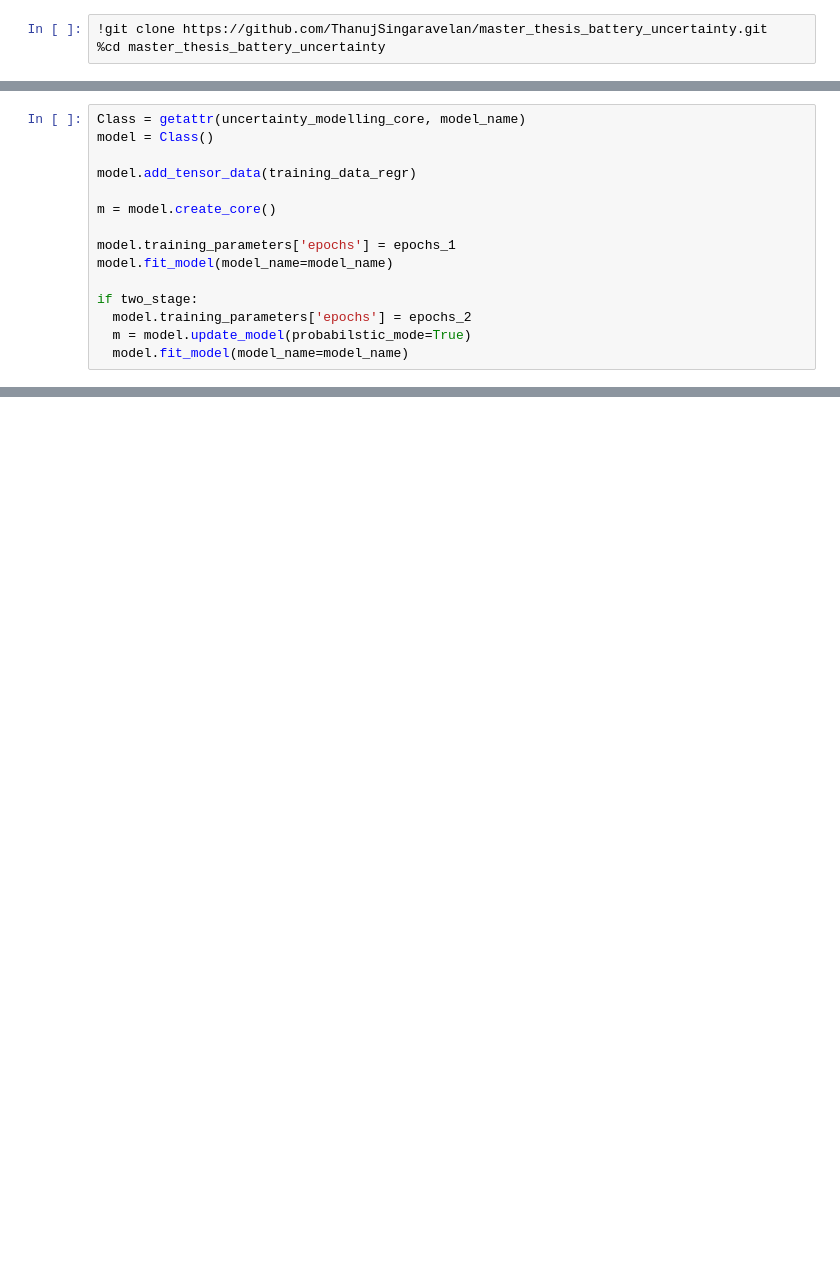
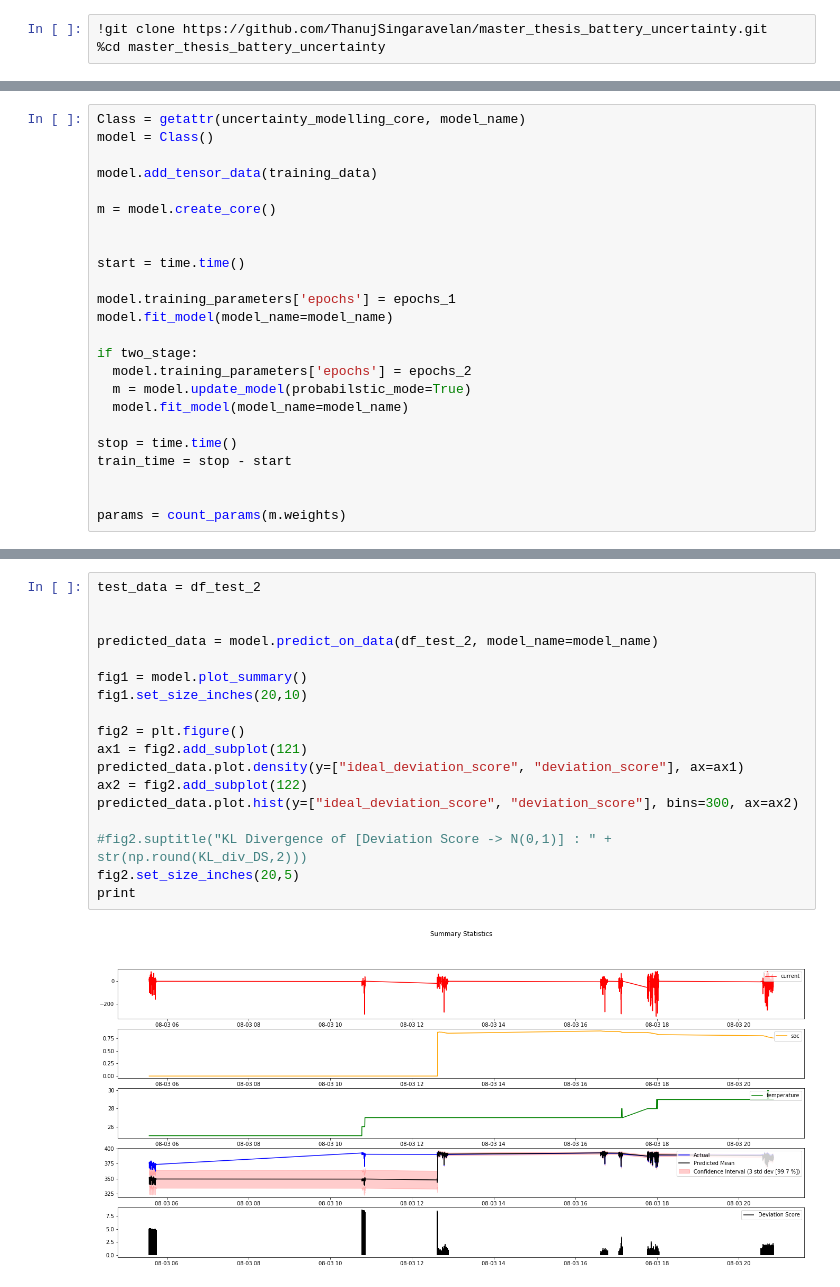
Before and after one commit to ThanujSingaravelan/master_thesis_battery_uncertainty, a Jupyter notebook: thesis_demo.ipynb, the cells around one changed output, grey strips where cells are left out. Saved outputs shown, nothing was run; the diff lists cells and outputs as text; blank space fills up the shorter version.

```diff
--- a/thesis_demo.ipynb
+++ b/thesis_demo.ipynb
@@ -40,9 +78,12 @@ epochs_2 = 100
 Class = getattr(uncertainty_modelling_core, model_name)
 model = Class()
 
-model.add_tensor_data(training_data_regr)
+model.add_tensor_data(training_data)
 
 m = model.create_core()
+
+
+start = time.time()
 
 model.training_parameters['epochs'] = epochs_1
 model.fit_model(model_name=model_name)
@@ -51,3 +92,9 @@ if two_stage:
   model.training_parameters['epochs'] = epochs_2
   m = model.update_model(probabilstic_mode=True)
   model.fit_model(model_name=model_name)
+
+stop = time.time()
+train_time = stop - start
+
+
+params = count_params(m.weights)
@@ -56,0 +105,20 @@ fig = model.plot_summary()
+# %%
+test_data = df_test_2
+
+
+predicted_data = model.predict_on_data(df_test_2, model_name=model_name)
+
+fig1 = model.plot_summary()
+fig1.set_size_inches(20,10)
+
+fig2 = plt.figure()
+ax1 = fig2.add_subplot(121)
+predicted_data.plot.density(y=["ideal_deviation_score", "deviation_score"], ax=ax1)
+ax2 = fig2.add_subplot(122)
+predicted_data.plot.hist(y=["ideal_deviation_score", "deviation_score"], bins=300, ax=ax2)
+
+#fig2.suptitle("KL Divergence of [Deviation Score -> N(0,1)] : " + str(np.round(KL_div_DS,2)))
+fig2.set_size_inches(20,5)
+print
+# %% [output]
+[figure, added]
```
Also changed, not shown: parts of 12 cells of this notebook.
